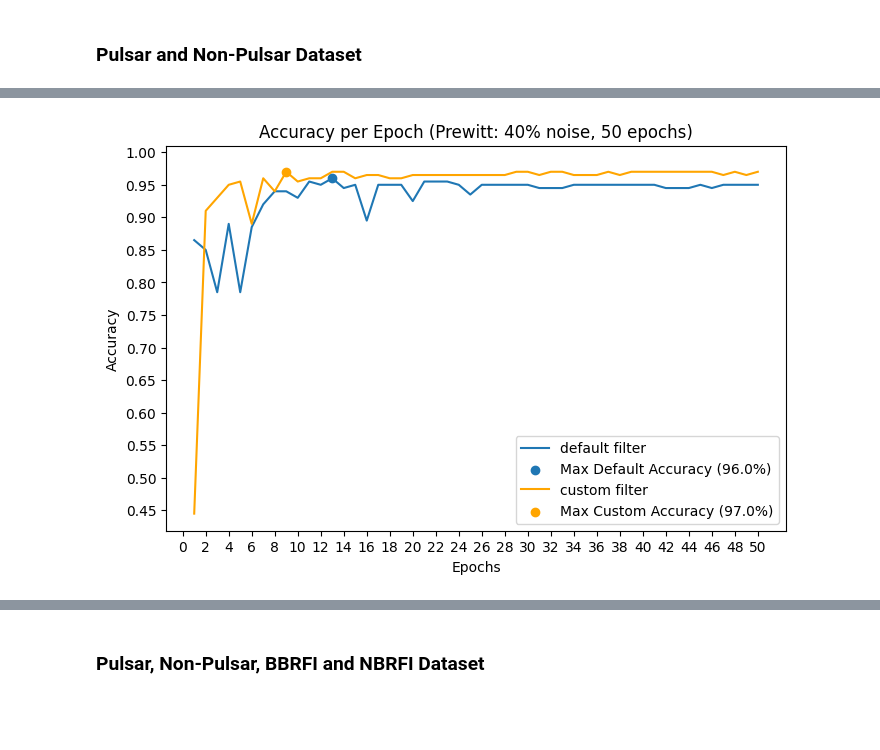
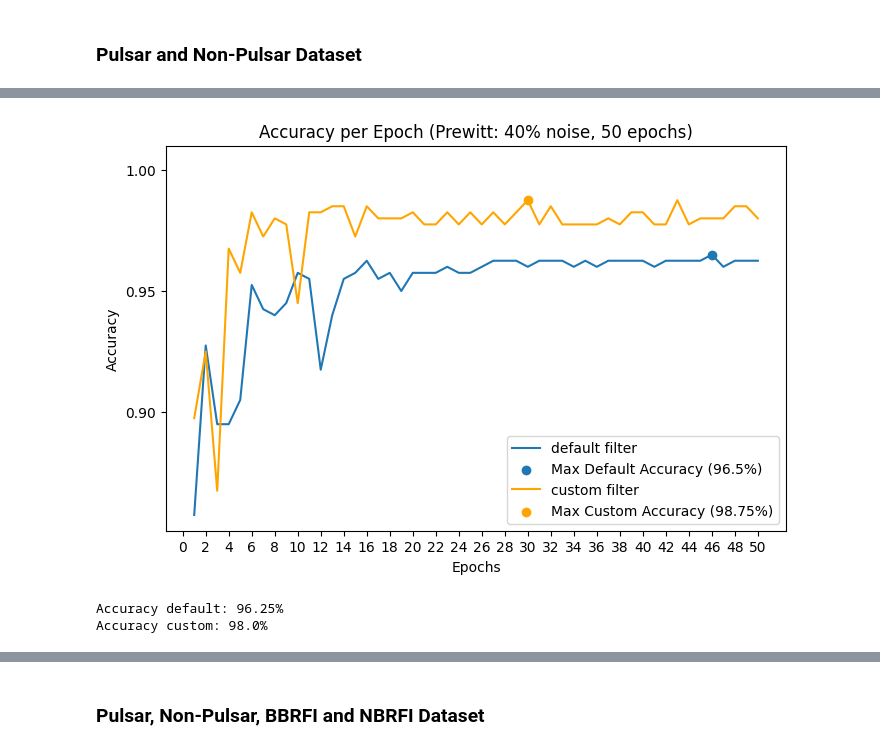
Before and after one commit to undefined-panda/bachelor_thesis, a Jupyter notebook: results/results_prewitt.ipynb, the cells around one changed output, grey strips where cells are left out. Cells and saved outputs as stored; diff of their text form; code cells hidden in the pictures; blank space fills up the shorter version.

```diff
--- a/results/results_prewitt.ipynb
+++ b/results/results_prewitt.ipynb
@@ -23,7 +23,7 @@ from custom_filters import *
 # %%
 dataset = np.load("../data/32x32_ml_ppa_data_binary.npz")
 labels = dataset["labels"]
-file = dataset.files[4]
+file = dataset.files[2]
 data = dataset[file]
 noise = int(file.split("_")[1])
 
@@ -35,5 +140,6 @@ prewitt_y = prewitt_filter("y")
 # %%
-epochs = 50
-test_1(data, labels, noise, bs, epochs, lr, [prewitt_x, prewitt_y], title="Prewitt")
+test_1(data, labels, noise, bs, epochs, lr, [prewitt_x, prewitt_y], title="Prewitt", return_acc=False, plot=True)
 # %% [output]
-[figure, old version]
+[figure, new version]
+Accuracy default: 96.25%
+Accuracy custom: 98.0%
```
Also changed, not shown: parts of 10 cells of this notebook, 10 other files.
